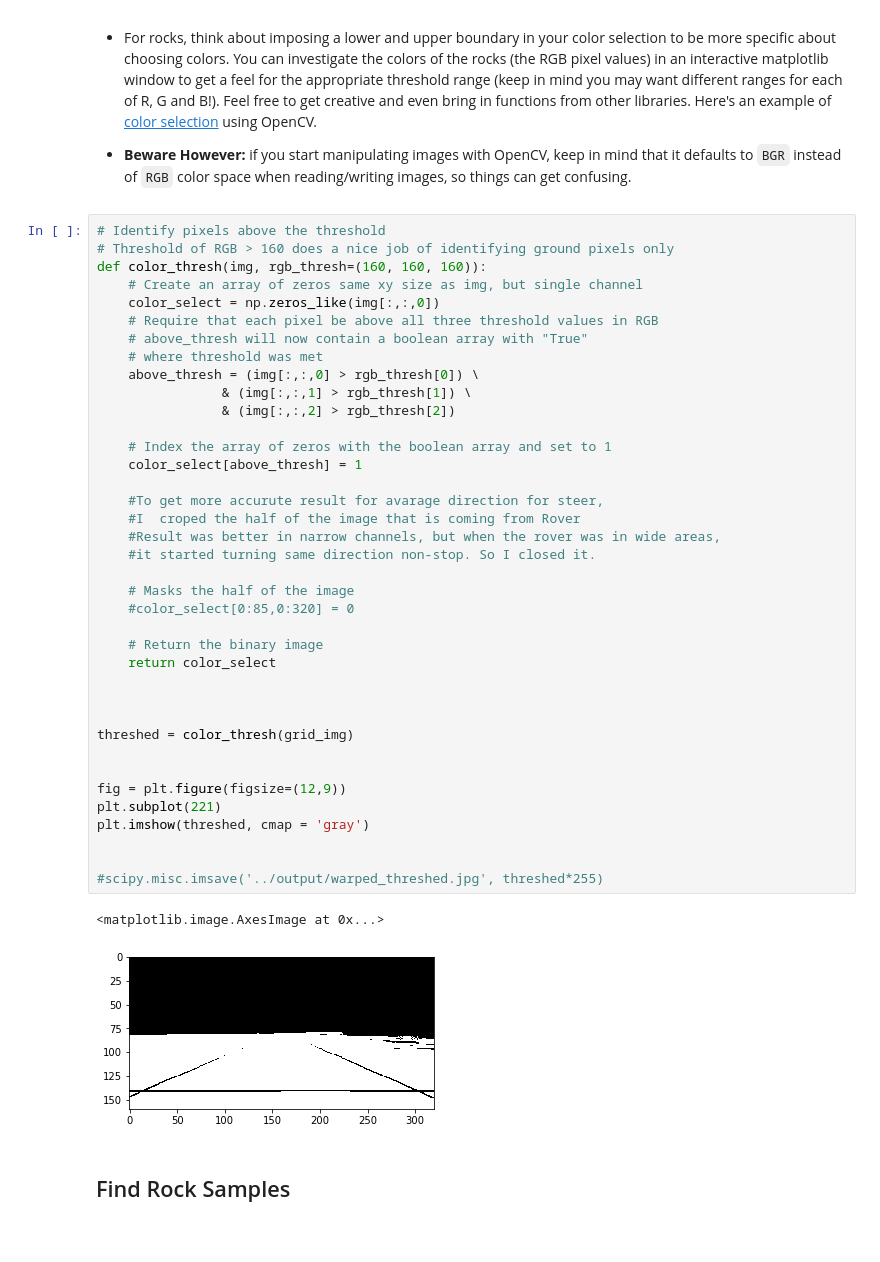
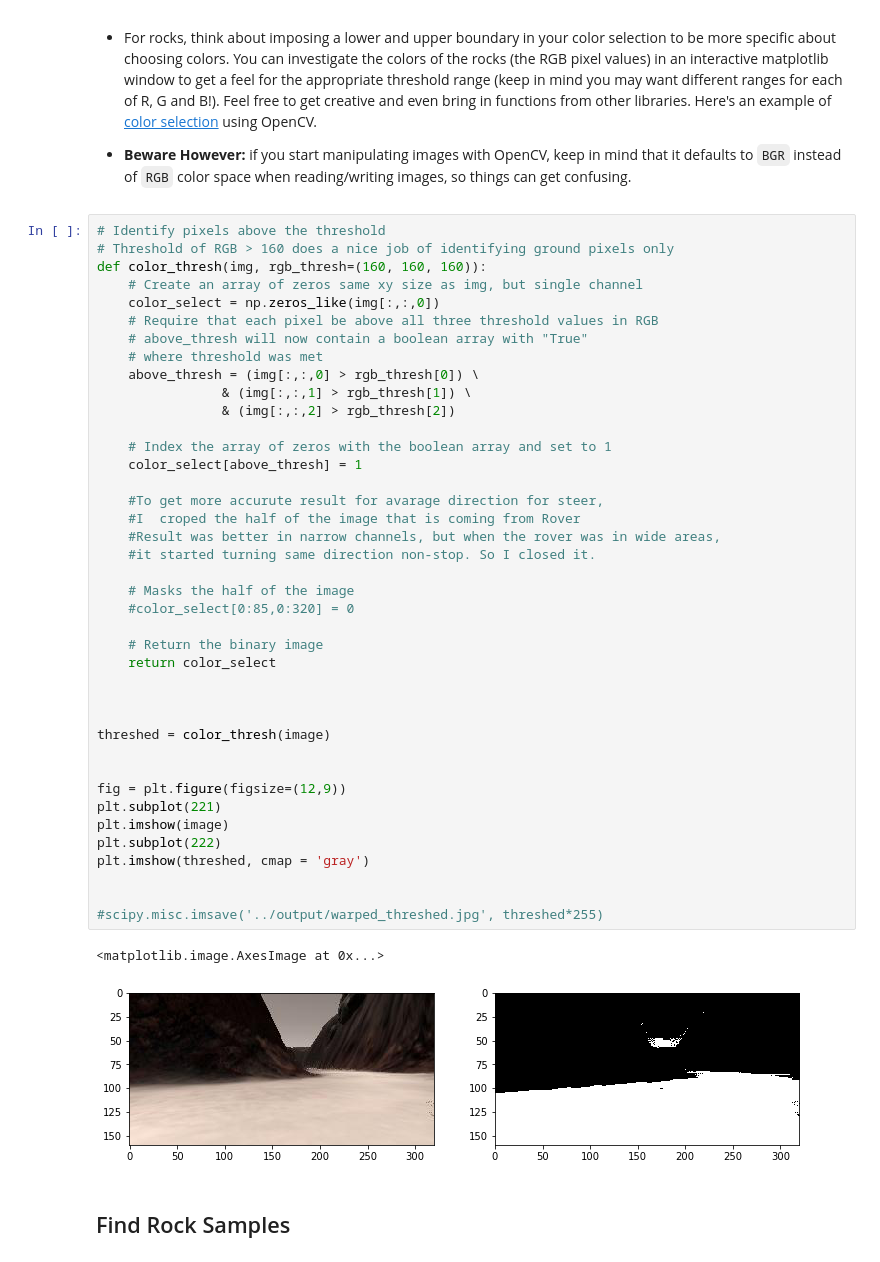
Before and after one commit to ardakayaa/Robotics-SearchAndSampleReturn, a Jupyter notebook: code/Rover_Project_Test_Notebook.ipynb, the cells around one changed output. Cells and saved outputs as stored; diff of their text form.

```diff
--- a/code/Rover_Project_Test_Notebook.ipynb
+++ b/code/Rover_Project_Test_Notebook.ipynb
@@ -132,35 +133,37 @@ def color_thresh(img, rgb_thresh=(160, 160, 160)):
     above_thresh = (img[:,:,0] > rgb_thresh[0]) \
                 & (img[:,:,1] > rgb_thresh[1]) \
                 & (img[:,:,2] > rgb_thresh[2])
 
     # Index the array of zeros with the boolean array and set to 1
     color_select[above_thresh] = 1
 
     #To get more accurute result for avarage direction for steer,
     #I  croped the half of the image that is coming from Rover
     #Result was better in narrow channels, but when the rover was in wide areas,
     #it started turning same direction non-stop. So I closed it.
 
     # Masks the half of the image
     #color_select[0:85,0:320] = 0
 
     # Return the binary image
     return color_select
 
 
 
-threshed = color_thresh(grid_img)
+threshed = color_thresh(image)
 
 
 fig = plt.figure(figsize=(12,9))
 plt.subplot(221)
+plt.imshow(image)
+plt.subplot(222)
 plt.imshow(threshed, cmap = 'gray')
 
 
 #scipy.misc.imsave('../output/warped_threshed.jpg', threshed*255)
 # %% [output]
 <matplotlib.image.AxesImage at 0x...>
-[figure, old version]
+[figure, new version]
 # %% [markdown]
 ## Find Rock Samples
 # %%
```
Also changed, not shown: parts of 3 cells of this notebook, 3 other files.
